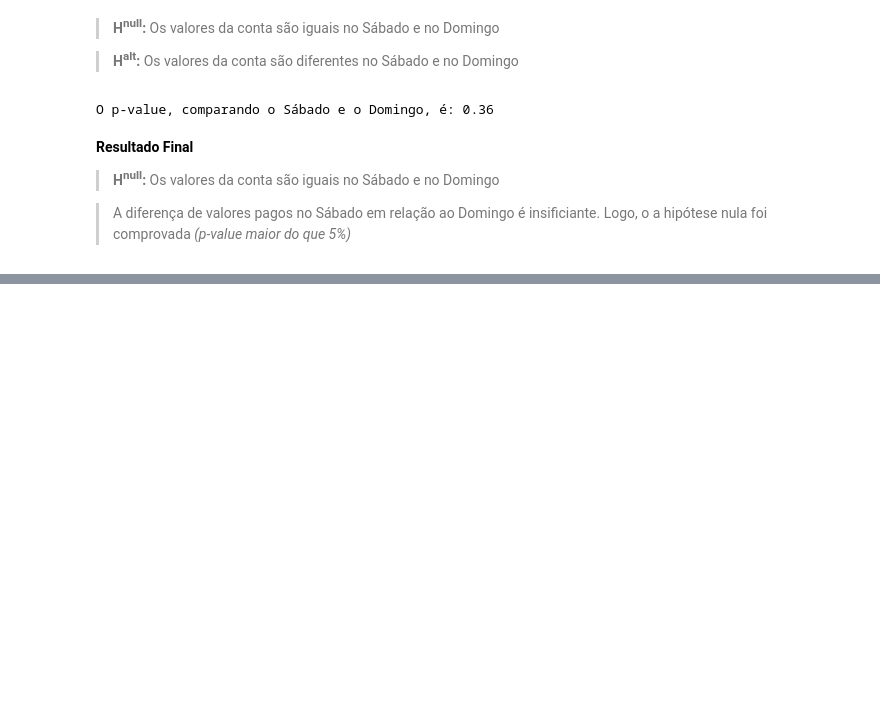
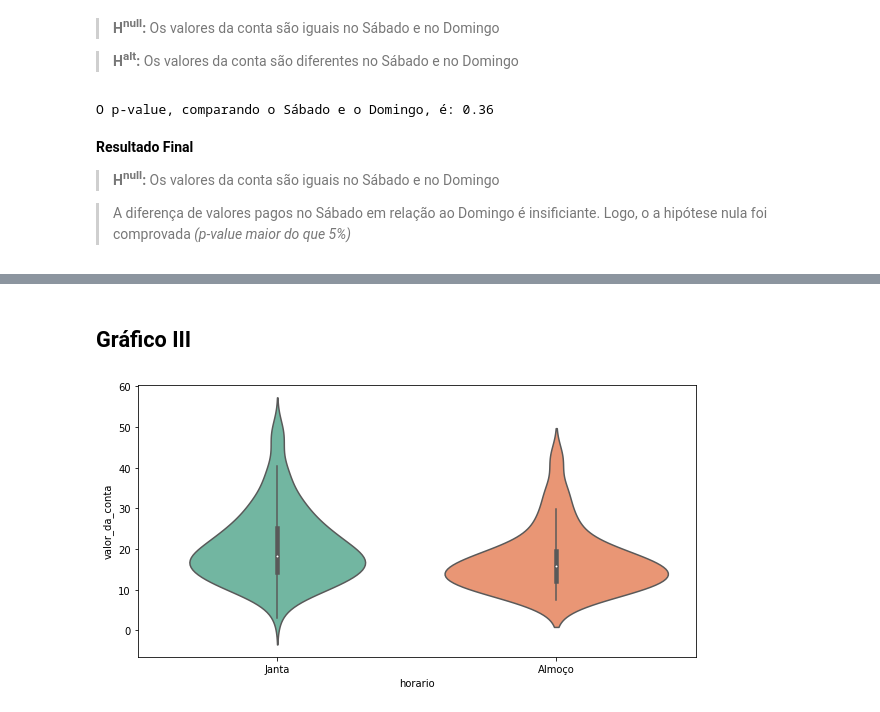
Before and after one commit to strawndri/data-visualization, a Jupyter notebook: Notebooks/Gorjetas.ipynb, the cells around one changed output, grey strips where cells are left out. Saved outputs shown, nothing was run; the diff lists cells and outputs as text; code cells hidden in the pictures; blank space fills up the shorter version.

```diff
--- a/Notebooks/Gorjetas.ipynb
+++ b/Notebooks/Gorjetas.ipynb
@@ -404,0 +423,6 @@ O p-value, comparando o Sábado e o Domingo, é: 0.36
+# %% [markdown]
+## Gráfico III
+# %%
+grafico_horario3 = sns.violinplot(x='horario', y='valor_da_conta', data=gorjetas,  aspect=1.5)
+# %% [output]
+[figure, added]
```
Also changed, not shown: parts of 15 cells of this notebook.
